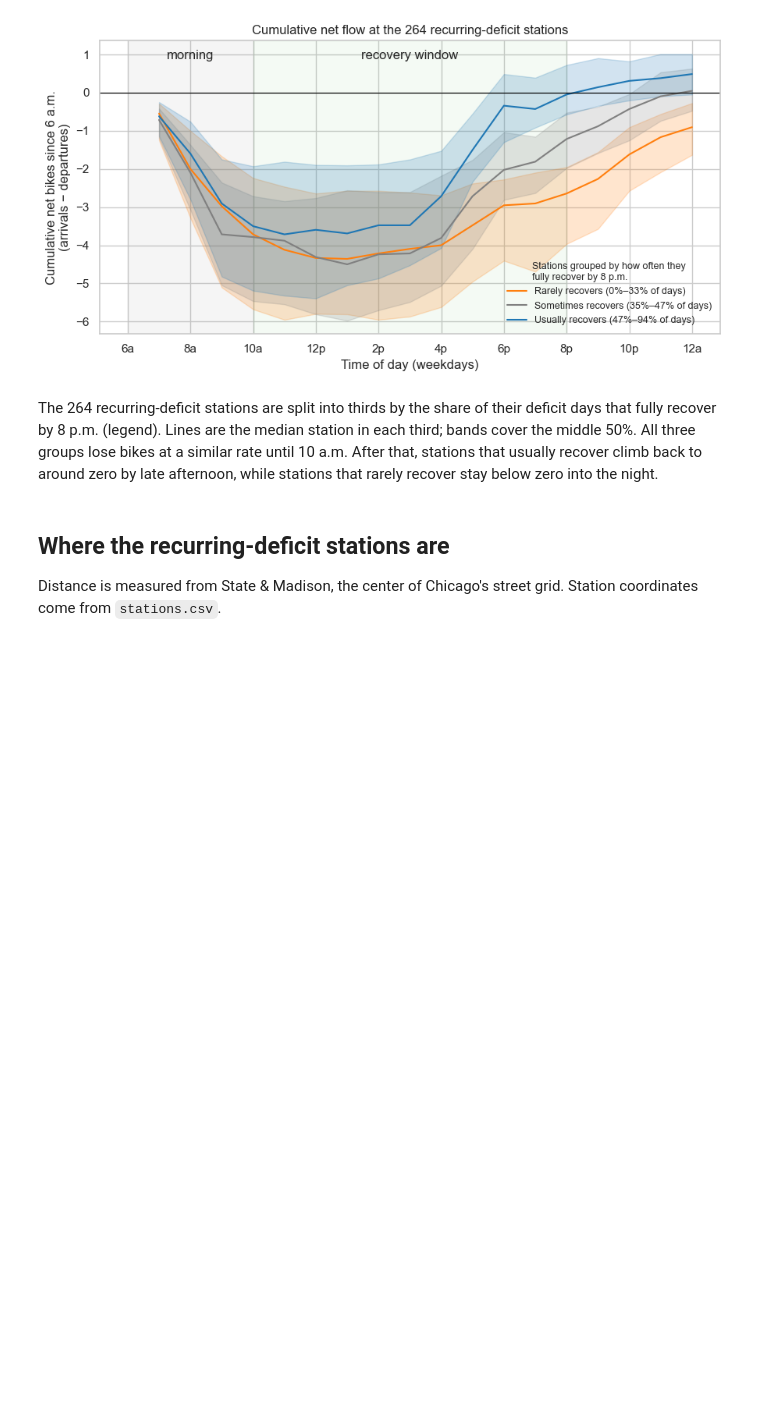
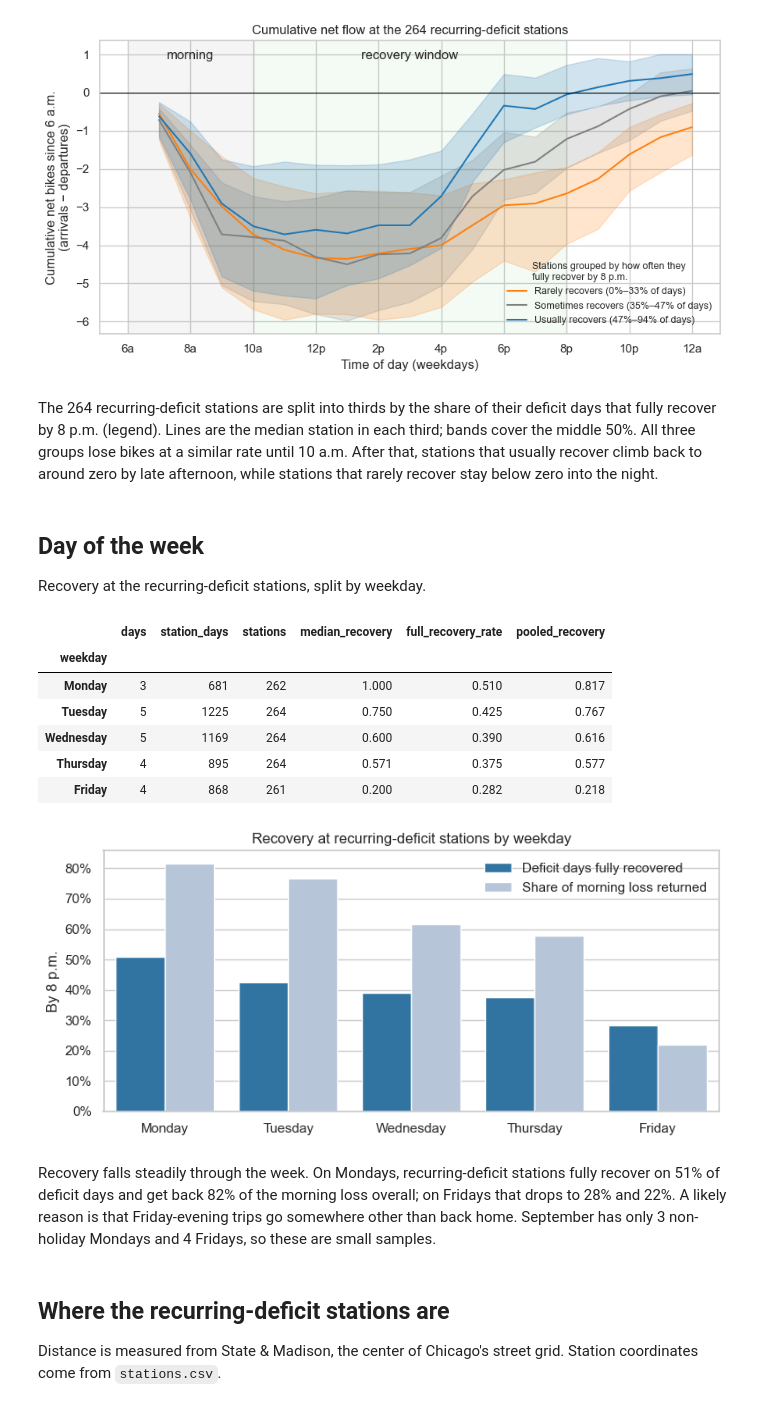
Before and after one commit to Danielchf2006/Divvy-riders-, a Jupyter notebook: notebooks/02_station_recovery_sean.ipynb, the cells around one changed output. Cells and saved outputs as stored; diff of their text form; code cells hidden in the pictures; blank space fills up the shorter version.

Commit message:
Station recovery: day-of-week recovery and split-half stability check

```diff
--- a/notebooks/02_station_recovery_sean.ipynb
+++ b/notebooks/02_station_recovery_sean.ipynb
@@ -222,6 +222,40 @@ plt.show()
 [figure]
 # %% [markdown]
 The 264 recurring-deficit stations are split into thirds by the share of their deficit days that fully recover by 8 p.m. (legend). Lines are the median station in each third; bands cover the middle 50%. All three groups lose bikes at a similar rate until 10 a.m. After that, stations that usually recover climb back to around zero by late afternoon, while stations that rarely recover stay below zero into the night.
+# %% [markdown]
+## Day of the week
+
+Recovery at the recurring-deficit stations, split by weekday.
+# %%
+day_order = ["Monday", "Tuesday", "Wednesday", "Thursday", "Friday"]
+by_weekday = recovery_summary(rec_days, "weekday").reindex(day_order).rename_axis("weekday")
+by_weekday.insert(0, "days", rec_days.groupby("weekday")["day"].nunique().reindex(day_order))
+by_weekday.to_csv(FIG / "sean_recovery_by_weekday.csv")
+display(by_weekday)
+
+plot_df = (by_weekday[["full_recovery_rate", "pooled_recovery"]]
+           .rename(columns={"full_recovery_rate": "Deficit days fully recovered",
+                            "pooled_recovery": "Share of morning loss returned"})
+           .reset_index().melt(id_vars="weekday", var_name="measure", value_name="share"))
+fig, ax = plt.subplots(figsize=(8, 3.8))
+sns.barplot(data=plot_df, x="weekday", y="share", hue="measure", palette=["tab:blue", "lightsteelblue"], ax=ax)
+ax.yaxis.set_major_formatter(plt.FuncFormatter(lambda x, _: f"{x:.0%}"))
+ax.set(xlabel="", ylabel="By 8 p.m.", title="Recovery at recurring-deficit stations by weekday")
+ax.legend(title=None, frameon=False)
+fig.tight_layout()
+fig.savefig(FIG / "sean_recovery_by_weekday.png", dpi=200)
+plt.show()
+# %% [output]
+|  | days | station_days | stations | median_recovery | full_recovery_rate | pooled_recovery |
+| weekday |  |  |  |  |  |  |
+| Monday | 3 | 681 | 262 | 1.000 | 0.510 | 0.817 |
+| Tuesday | 5 | 1225 | 264 | 0.750 | 0.425 | 0.767 |
+| Wednesday | 5 | 1169 | 264 | 0.600 | 0.390 | 0.616 |
+| Thursday | 4 | 895 | 264 | 0.571 | 0.375 | 0.577 |
+| Friday | 4 | 868 | 261 | 0.200 | 0.282 | 0.218 |
+[figure, added]
+# %% [markdown]
+Recovery falls steadily through the week. On Mondays, recurring-deficit stations fully recover on 51% of deficit days and get back 82% of the morning loss overall; on Fridays that drops to 28% and 22%. A likely reason is that Friday-evening trips go somewhere other than back home. September has only 3 non-holiday Mondays and 4 Fridays, so these are small samples.
 # %% [markdown]
 ## Where the recurring-deficit stations are
 
```
Also changed, not shown: parts of 2 cells of this notebook, 3 other files.
